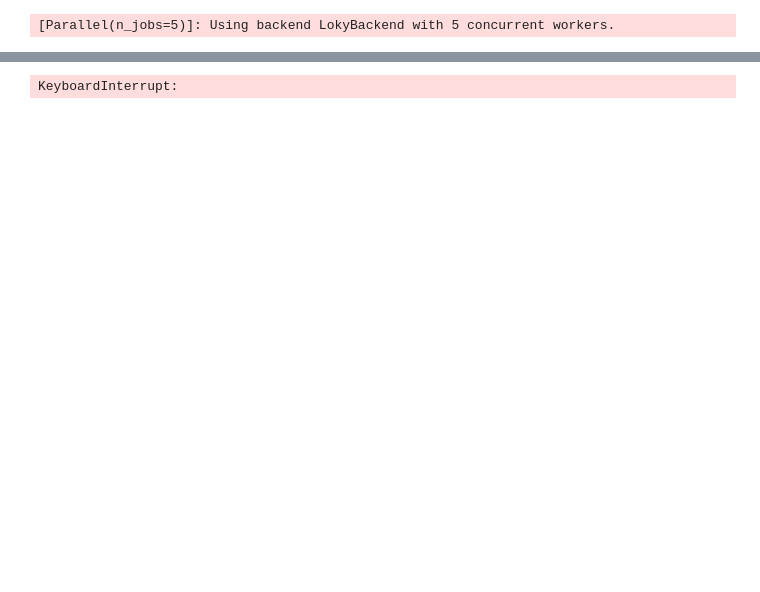
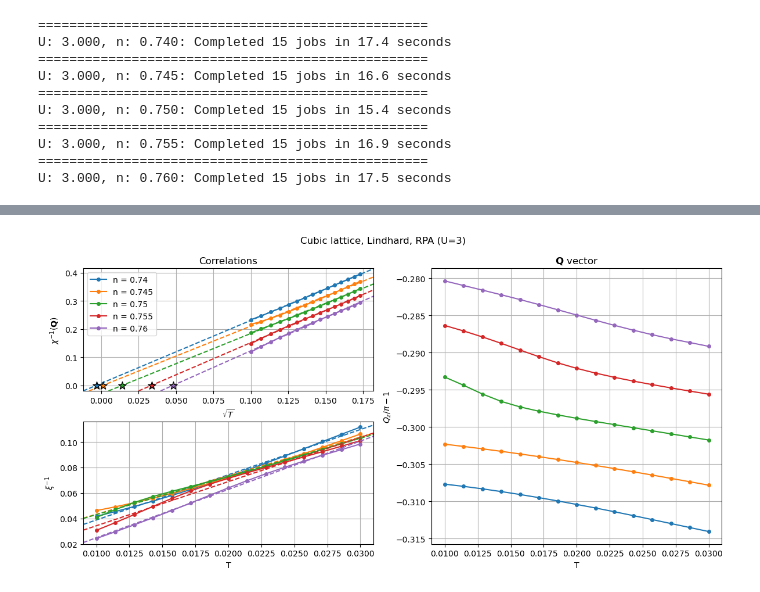
Before and after one commit to cctort/quantum_criticality, a Jupyter notebook: chi_rpa.ipynb, the cells around one changed output, grey strips where cells are left out. Saved outputs shown, nothing was run; the diff lists cells and outputs as text; code cells hidden in the pictures; blank space fills up the shorter version.

Commit message:
parallelization across runs instead of sweeps, should work better with scba-type algorithms I guess

```diff
--- a/chi_rpa.ipynb
+++ b/chi_rpa.ipynb
@@ -248,22 +257,24 @@ Starting serial run at: 2026-05-27 23:57:22.903646
 U = 3
 n_list = np.linspace(0.74, 0.76, 5)
 T_list = np.linspace(0.01, 0.03, 15)
-par_list = [{'U': U, 'n': n, 'T': T_list} for n in n_list]
 title = f'Cubic lattice, Lindhard, RPA (U={U})'
 
-nk = 100
-sweep_dict = [{'par_dict': par_dict, 'nk': nk, 'fit': True, 'method': 'lindhard',
-               'q_path': ([1,1,0], [1,1,1]), 'refine_ratio': 2, 'get_xi': True} for par_dict in par_list]
-results_list = sweep_parallel(sweep_chirpa, sweep_dict, n_jobs=5)
+lat = LATTICE()
+initialize_bz(lat, nk=50, refine=True, ibz=True, refine_ratio=2)
+
+results_list = []
+for n in n_list:
+    par_list = [{'U': U, 'n': n, 'T': T} for T in T_list]
+    results_list.append(sweep_rpa(par_list, lat, q_path=([1,1,0], [1,1,1]), method='lindhard', get_xi=True, fit=True, verbose=True, workers=6))
 
 fig = None
 for results in results_list:
     n = results['par_list'][0]['n']
     Tc_chi = results['fitchi']['Xc']
     gamma = results['fitchi']['b']
-    Tc_xi = results['fitxi']['Xc']
-    nu = results['fitxi']['b']
-    print(f"n = {n} :\n chi: gamma = {gamma:.3f}, Tc = {Tc_chi:.3f}, xi: nu = {nu:.3f}, Tc = {Tc_xi:.3f}")
+    #Tc_xi = results['fitxi']['Xc']
+    #nu = results['fitxi']['b']
+    #print(f"n = {n} :\n chi: gamma = {gamma:.3f}, Tc = {Tc_chi:.3f}, xi: nu = {nu:.3f}, Tc = {Tc_xi:.3f}")
     fig, fit = pcut_chi(results, 'T', plot_Q=(0,0,1), x_exp=(0.5,1), fit=True,
                         title=title, label=f'n = {n}', figure=fig)
 
@@ -271,9 +282,18 @@ for results in results_list:
     color = axs[0].lines[-1].get_color()
     #axs[0].plot(T_list**0.5, critical1(T_list, ampl, gamma, Tc))
     axs[0].scatter(-fit[0][1]/fit[0][0], 0., marker='*', s=100, edgecolors='black', color=color, zorder=100)
-    axs[1].scatter(-fit[1][1]/fit[1][0], 0., marker='*', s=100, edgecolors='black', color=color, zorder=100)
+    #axs[1].scatter(-fit[1][1]/fit[1][0], 0., marker='*', s=100, edgecolors='black', color=color, zorder=100)
     #axs[1].axvline(np.sign(-fit[1]/fit[0])*(fit[1]/fit[0])**2, linestyle='--', color=color, zorder=100)
 
 plt.show()
 # %% [output]
-[Parallel(n_jobs=5)]: Using backend LokyBackend with 5 concurrent workers.
+==================================================
+U: 3.000, n: 0.740: Completed 15 jobs in 17.4 seconds
+==================================================
+U: 3.000, n: 0.745: Completed 15 jobs in 16.6 seconds
+==================================================
+U: 3.000, n: 0.750: Completed 15 jobs in 15.4 seconds
+==================================================
+U: 3.000, n: 0.755: Completed 15 jobs in 16.9 seconds
+==================================================
+U: 3.000, n: 0.760: Completed 15 jobs in 17.5 seconds
@@ -290,4 +300,4 @@ Starting serial run at: 2026-05-29 18:45:44.646340
-KeyboardInterrupt:
+[figure, added]
 # %%
 U = 3
 n_list = np.linspace(0.75, 0.77, 5)
```
Also changed, not shown: parts of 25 cells of this notebook, 5 other files.
